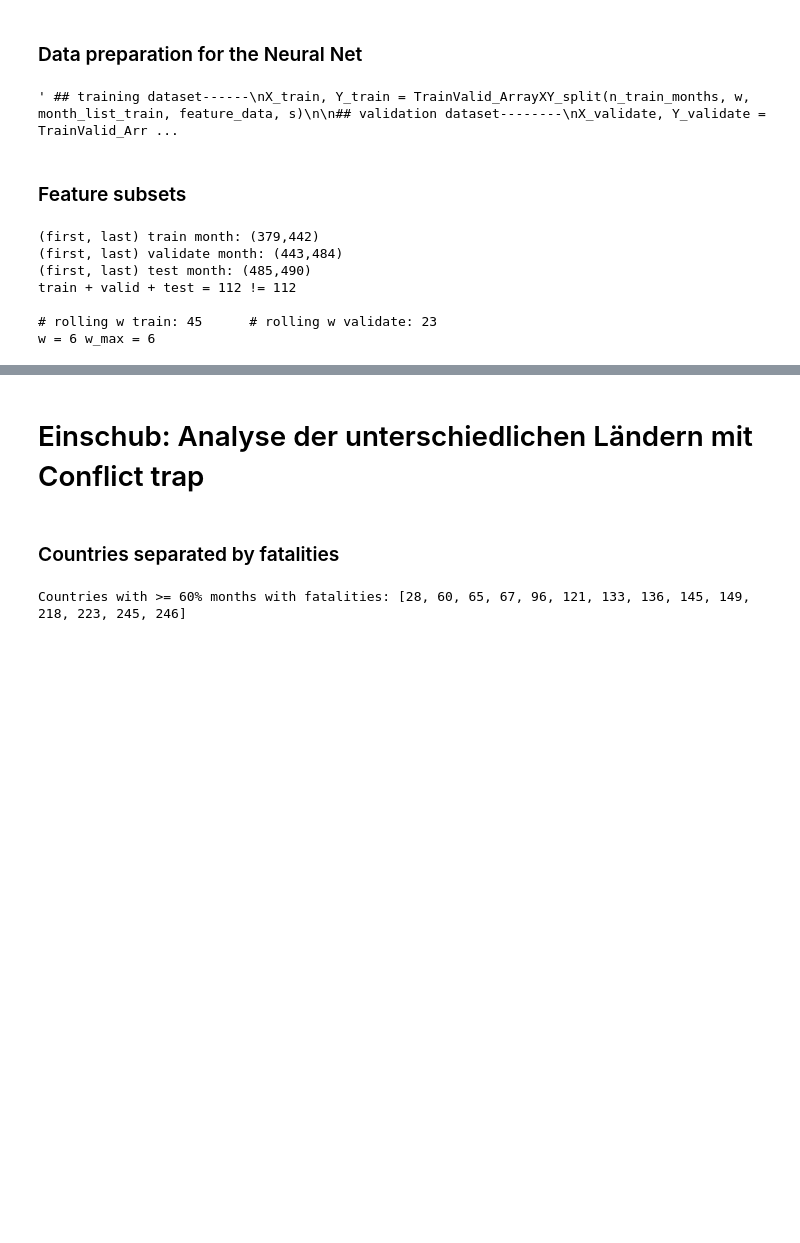
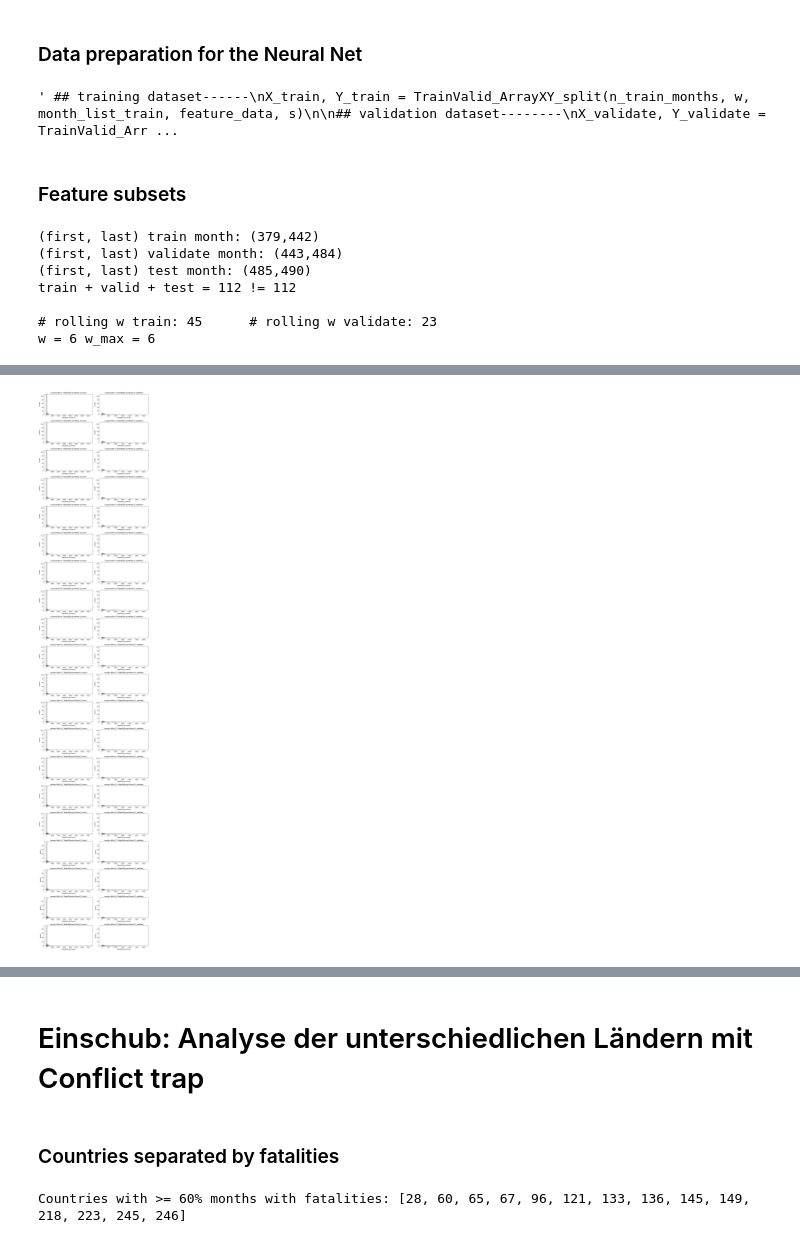
Before and after one commit to toboden/ConflictPredProbabilistic, a Jupyter notebook: neural net/Main_oneCountry_feedFwdNN_empirical.ipynb, the cells around one changed output, grey strips where cells are left out. Cells and saved outputs as stored; diff of their text form; code cells hidden in the pictures; blank space fills up the shorter version.

```diff
--- a/neural net/Main_oneCountry_feedFwdNN_empirical.ipynb
+++ b/neural net/Main_oneCountry_feedFwdNN_empirical.ipynb
@@ -234,10 +234,10 @@ class FeedForwardNN(tf.keras.Model):
         neuronsL1, neuronsL2, neuronsL3 = split_neurons_3hiddenlayer(neurons_hidden_layer)
 
 
-        self.hidden_layer1 = Dense(neuronsL1, activation='relu')
+        self.hidden_layer1 = Dense(np.round(neurons_hidden_layer/4), activation='relu')
         self.dropout = Dropout(0.3)
-        self.hidden_layer2 = Dense(neuronsL2, activation='relu')
-        self.hidden_layer3 = Dense(neuronsL3, activation='relu')
+        self.hidden_layer2 = Dense(np.round(neurons_hidden_layer/4), activation='relu')
+        self.hidden_layer3 = Dense(np.round(neurons_hidden_layer/4), activation='relu')
         self.untransformed_output = Dense(neurons_output)
         self.final_output = Lambda(ReLUTransform())
 
@@ -248,12 +248,13 @@ class FeedForwardNN(tf.keras.Model):
         #x = self.dropout(x)
         x = self.hidden_layer2(x)
         x = self.hidden_layer3(x)
+        x = self.hidden_layer4(x)
         x = self.untransformed_output(x)
         y = self.final_output(x)
         return y
 
 # Definiere den EarlyStopping-Callback
-patience = 4
+patience = 3
 early_stopping = EarlyStopping(monitor='val_loss', patience=patience, restore_best_weights=True)
 # %% [markdown]
 ### Data preparation for the Neural Net
@@ -811,0 +823,39 @@ predictions shape: (1, 200)
+# %%
+import numpy as np
+import matplotlib.pyplot as plt
+
+# Annahme: YYdistribution_list enthält die gewünschten Daten
+
+# Berechnen Sie die Anzahl der Zeilen und Spalten im Raster
+num_rows = len(YYdistribution_list)
+num_cols = 2
+
+# Erstellen des Rasters von Plots
+fig, axes = plt.subplots(num_rows, num_cols, figsize=(12, 3 * num_rows))
+
+# Durchlaufen der YYdistribution_list und Erstellen der Plots
+for i, data_dict in enumerate(YYdistribution_list):
+    data = data_dict['Y_train']
+    data2 = data_dict['Y_valid']
+
+    # Histogramm für das erste Dataset (Y_train)
+    n1, bins1, patches1 = axes[i, 0].hist(data, bins=300, edgecolor='black')
+    axes[i, 0].set_xlabel('Todesfälle pro Monat')
+    axes[i, 0].set_ylabel('Anzahl')
+    axes[i, 0].set_title('country ' + str(country) + 'k=' + str(i+1) + ': Todesfälle pro Monat (Y_train)')
+    axes[i, 0].set_ylim(0, max(max(n1), max(n2)) + 1)  # Y-Achse auf das Maximum der maximalen Häufigkeiten einstellen
+
+    # Histogramm für das zweite Dataset (Y_validate)
+    n2, bins2, patches2 = axes[i, 1].hist(data2, bins=300, edgecolor='black')
+    axes[i, 1].set_xlabel('Todesfälle pro Monat')
+    axes[i, 1].set_ylabel('Anzahl')
+    axes[i, 1].set_title('country ' + str(country) + 'k=' + str(i+1) + ': Todesfälle pro Monat (Y_validate)')
+    axes[i, 1].set_ylim(0, max(max(n1), max(n2)) + 1)  # Y-Achse auf das Maximum der maximalen Häufigkeiten einstellen
+
+# Abstand zwischen den Subplots einstellen
+plt.tight_layout()
+
+# Zeigen Sie die Rasteranordnung von Plots an
+plt.show()
+# %% [output]
+[figure, added]
```
Also changed, not shown: parts of 2 cells of this notebook, 9 other files.
